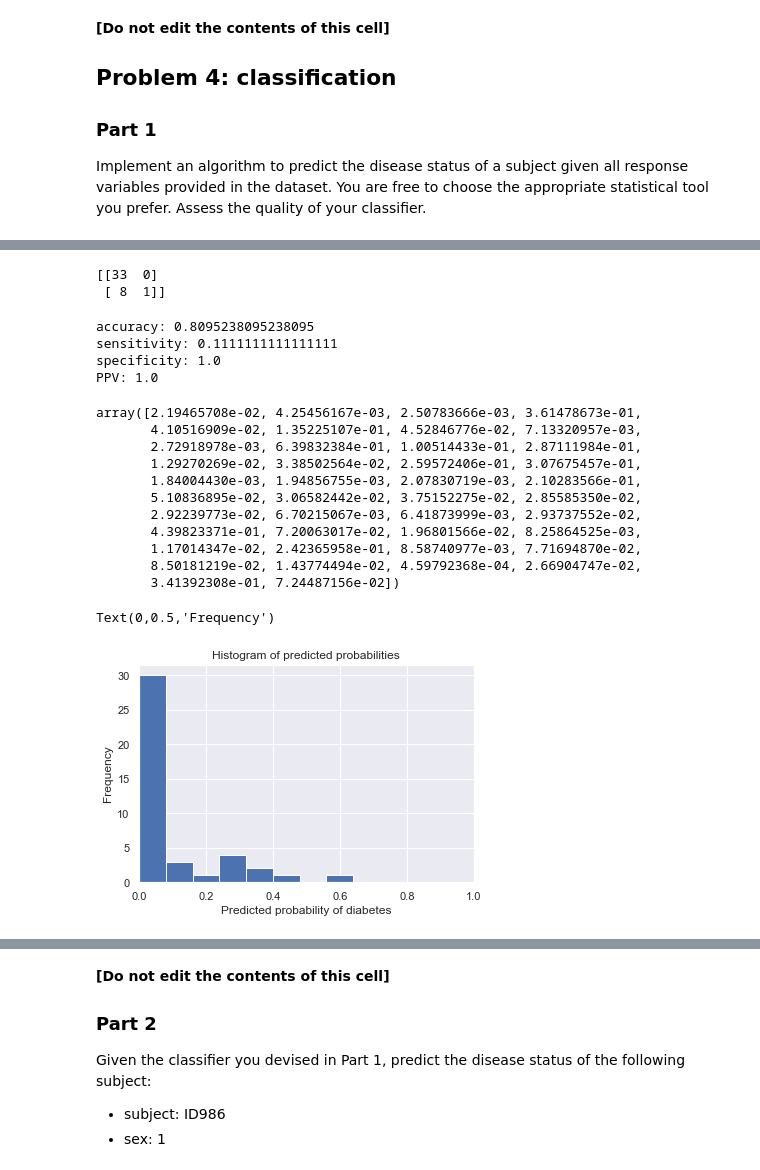
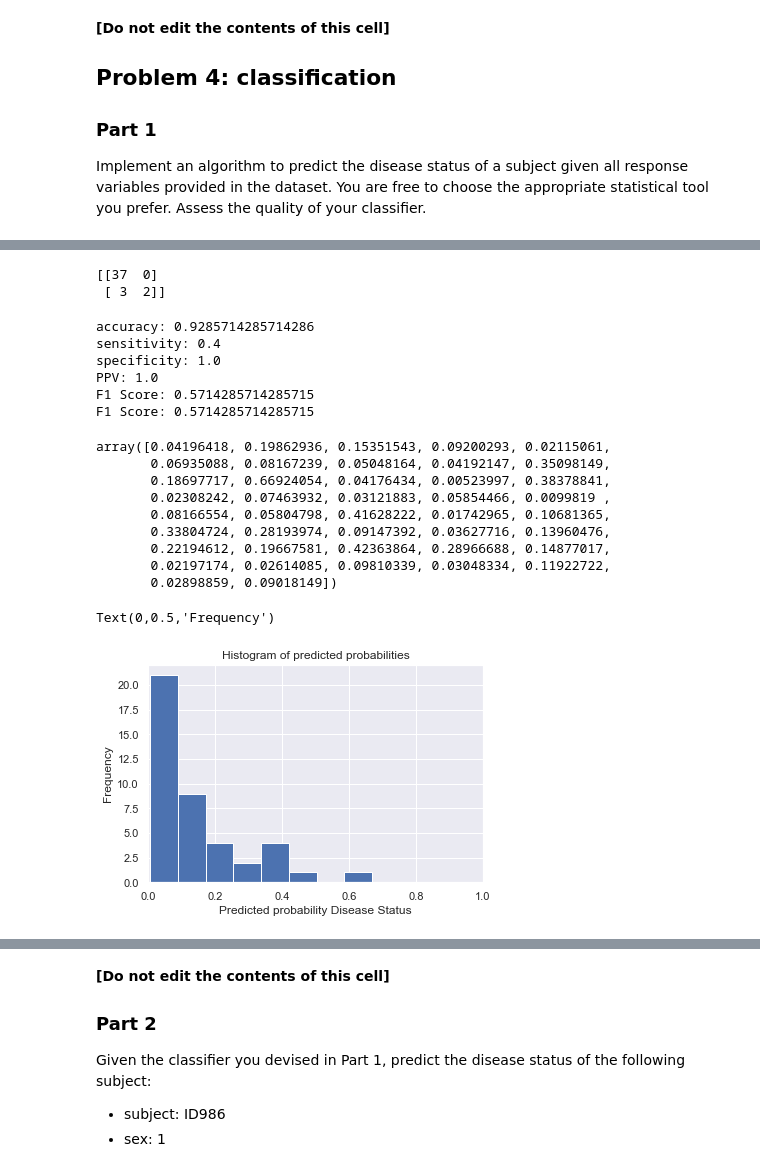
Before and after one commit to vetronz/maths, a Jupyter notebook: Assessments/assignment.ipynb, the cells around one changed output, grey strips where cells are left out. Saved outputs shown, nothing was run; the diff lists cells and outputs as text; code cells hidden in the pictures.

```diff
--- a/Assessments/assignment.ipynb
+++ b/Assessments/assignment.ipynb
@@ -563,0 +566,9 @@ y = association_indep_df['disease_status']
+# %%
+cols_1 = ['sex', 'height', 'mass', 'smoker', 'metabolite_A', 'metabolite_C', 'metabolite_D', 'metabolite_E', 'BMI', 'glucose_index', 'Asian', 'Black/African/Caribbean', 'White', 'Other'] # minus B
+cols_2 = ['sex', 'height', 'mass', 'smoker', 'metabolite_A', 'metabolite_B', 'metabolite_C', 'metabolite_E', 'BMI', 'glucose_index', 'Asian', 'Black/African/Caribbean', 'White', 'Other'] # minusD
+cols_3= ['sex', 'height', 'mass', 'smoker', 'metabolite_A', 'metabolite_B', 'metabolite_C', 'metabolite_D', 'metabolite_E', 'glucose_index', 'Asian', 'Black/African/Caribbean', 'White', 'Other'] # minus BMI
+cols_4= ['sex', 'height', 'mass', 'smoker', 'metabolite_A', 'metabolite_C', 'metabolite_D', 'metabolite_E', 'glucose_index', 'Asian', 'Black/African/Caribbean', 'White', 'Other'] # minus B, BMI
+cols_5= ['sex', 'height', 'mass', 'smoker', 'metabolite_B', 'metabolite_C', 'metabolite_D', 'metabolite_E', 'glucose_index', 'Asian', 'Black/African/Caribbean', 'White', 'Other'] # minus A, BMI
+# %%
+X = association_indep_df[cols_1]
+y = association_indep_df['disease_status']
@@ -564,15 +584,17 @@ y = association_indep_df['disease_status']
 # %%
-# split into training and test sets
-# np.random.seed(2)
+from sklearn.model_selection import train_test_split
+X_train, X_test, y_train, y_test = train_test_split(X, y, test_size=0.4, random_state=32)
+# # split into training and test sets
+# # np.random.seed(2)
 
-def split_train_test(X, y, test_ratio):
-    shuffled_indices = np.random.permutation(len(X))
-    test_set_size = int(len(X) * test_ratio)
+# def split_train_test(X, y, test_ratio):
+#     shuffled_indices = np.random.permutation(len(X))
+#     test_set_size = int(len(X) * test_ratio)
 
-    test_indices = shuffled_indices[:test_set_size]
-    train_indices = shuffled_indices[test_set_size:]
+#     test_indices = shuffled_indices[:test_set_size]
+#     train_indices = shuffled_indices[test_set_size:]
 
-    return X.iloc[train_indices], X.iloc[test_indices], y.iloc[train_indices], y.iloc[test_indices]
+#     return X.iloc[train_indices], X.iloc[test_indices], y.iloc[train_indices], y.iloc[test_indices]
 
-X_train, X_test, y_train, y_test = split_train_test(X, y, 0.4)
-print(len(X_train), "train +", len(X_test), "test")
+# X_train, X_test, y_train, y_test = split_train_test(X, y, 0.3)
+# print(len(X_train), "train +", len(X_test), "test")
@@ -616,18 +630,22 @@ array([0, 0, 0, 0, 0, 0, 0, 0, 0, 1, 0, 0, 0, 0, 0, 0, 0, 0, 0, 0, 0, 0,
 # %%
 # calculate accuracy
 from sklearn import metrics
+from sklearn.metrics import f1_score
 
 conf_matrix = metrics.confusion_matrix(y_test, y_pred_class)
 
 print(conf_matrix)
 
-# TN = conf_matrix[0][0]
-# FP = conf_matrix[0][1]
-# FN = conf_matrix[1][0]
-# TP = conf_matrix[1][1]
+TN = conf_matrix[0][0]
+FP = conf_matrix[0][1]
+FN = conf_matrix[1][0]
+TP = conf_matrix[1][1]
+
+precision = TP/float(TP+FP)
+recall = TP/float(TP+FN)
 # %% [output]
-[[33  0]
- [ 8  1]]
+[[37  0]
+ [ 3  2]]
 # %%
 # examine the class distribution of the testing set (using a Pandas Series method)
 print('accuracy: '+str(metrics.accuracy_score(y_test, y_pred_class)))
@@ -640,37 +658,40 @@ print('specificity: '+str(TN/float(TN+FP)))
 
 print('PPV: '+str(metrics.precision_score(y_test, y_pred_class)))
 # print('PPV: '+str(TP/float(TP+FP)))
+
+print('F1 Score: '+str(metrics.f1_score(y_test, y_pred_class)))
+# print('F1 Score: '+str(2 * (precision * recall) / (precision + recall)))
 # %% [output]
-accuracy: 0.8095238095238095
-sensitivity: 0.1111111111111111
+accuracy: 0.9285714285714286
+sensitivity: 0.4
 specificity: 1.0
 PPV: 1.0
+F1 Score: 0.5714285714285715
+F1 Score: 0.5714285714285715
 # %%
 # print the predicted probabilities of class membership
 y_pred_prob = logReg.predict_proba(X_test)[:, 1]
 y_pred_prob
 # %% [output]
-array([2.19465708e-02, 4.25456167e-03, 2.50783666e-03, 3.61478673e-01,
-       4.10516909e-02, 1.35225107e-01, 4.52846776e-02, 7.13320957e-03,
-       2.72918978e-03, 6.39832384e-01, 1.00514433e-01, 2.87111984e-01,
-       1.29270269e-02, 3.38502564e-02, 2.59572406e-01, 3.07675457e-01,
-       1.84004430e-03, 1.94856755e-03, 2.07830719e-03, 2.10283566e-01,
-       5.10836895e-02, 3.06582442e-02, 3.75152275e-02, 2.85585350e-02,
-       2.92239773e-02, 6.70215067e-03, 6.41873999e-03, 2.93737552e-02,
-       4.39823371e-01, 7.20063017e-02, 1.96801566e-02, 8.25864525e-03,
-       1.17014347e-02, 2.42365958e-01, 8.58740977e-03, 7.71694870e-02,
-       8.50181219e-02, 1.43774494e-02, 4.59792368e-04, 2.66904747e-02,
-       3.41392308e-01, 7.24487156e-02])
+array([0.04196418, 0.19862936, 0.15351543, 0.09200293, 0.02115061,
+       0.06935088, 0.08167239, 0.05048164, 0.04192147, 0.35098149,
+       0.18697717, 0.66924054, 0.04176434, 0.00523997, 0.38378841,
+       0.02308242, 0.07463932, 0.03121883, 0.05854466, 0.0099819 ,
+       0.08166554, 0.05804798, 0.41628222, 0.01742965, 0.10681365,
+       0.33804724, 0.28193974, 0.09147392, 0.03627716, 0.13960476,
+       0.22194612, 0.19667581, 0.42363864, 0.28966688, 0.14877017,
+       0.02197174, 0.02614085, 0.09810339, 0.03048334, 0.11922722,
+       0.02898859, 0.09018149])
 # %%
 # histogram of predicted probabilities
 plt.hist(y_pred_prob, bins=8)
 plt.xlim(0, 1)
 plt.title('Histogram of predicted probabilities')
-plt.xlabel('Predicted probability of diabetes')
+plt.xlabel('Predicted probability Disease Status')
 plt.ylabel('Frequency')
 # %% [output]
 Text(0,0.5,'Frequency')
-[figure, old version]
+[figure, new version]
 # %%
 # decreases the threshold to predict positive value
 from sklearn.preprocessing import binarize
```
Also changed, not shown: parts of 38 cells of this notebook.
